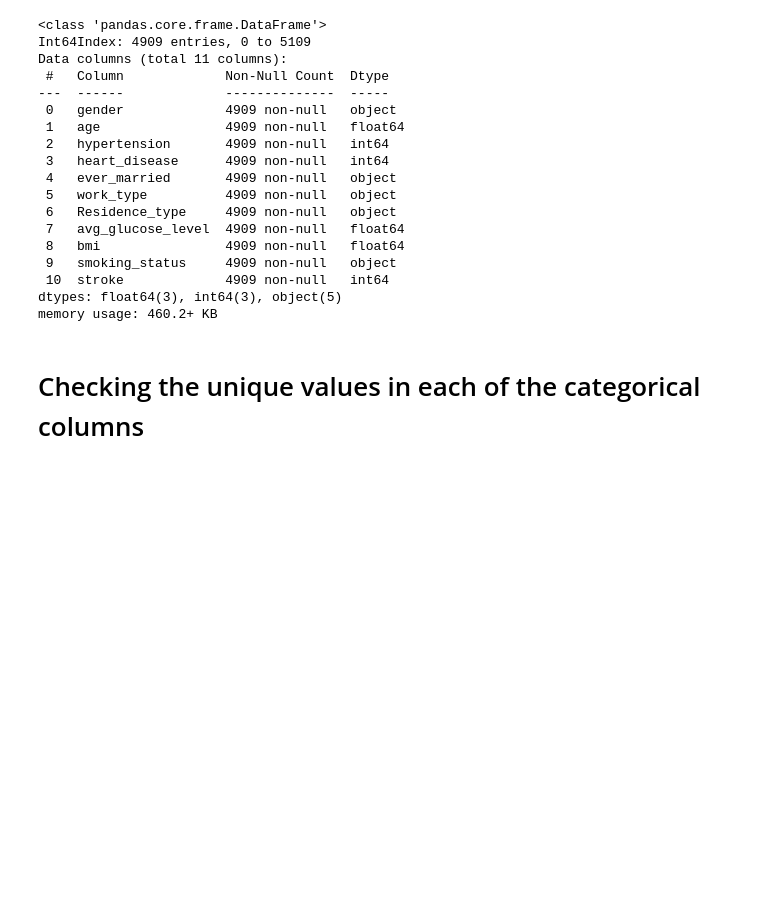
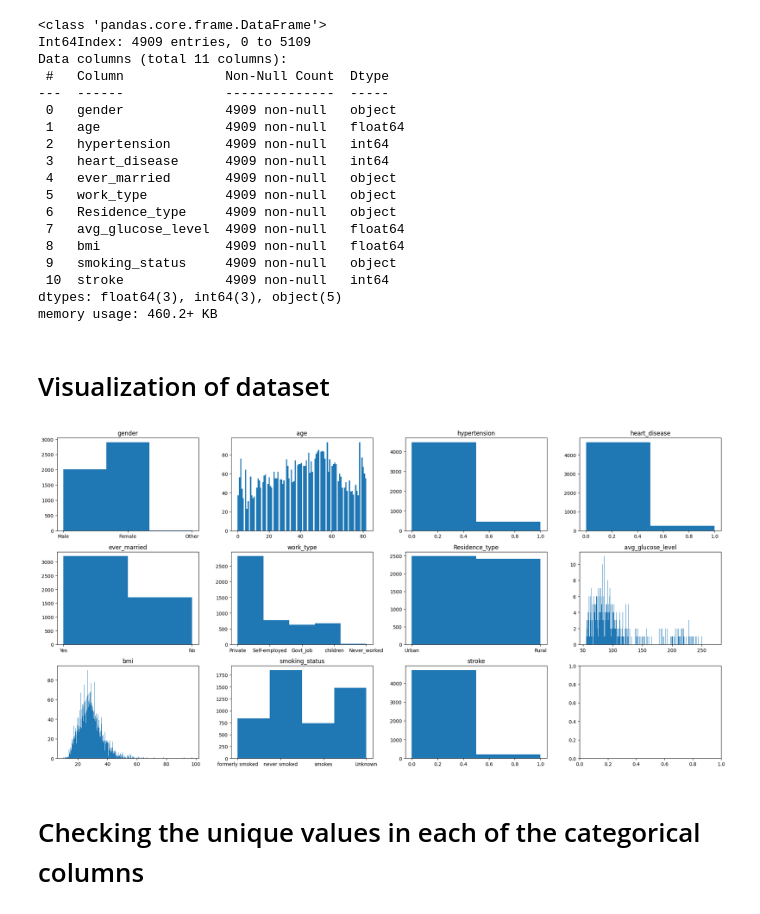
Before and after one commit to SN1004/Stroke_Prediction_Project, a Jupyter notebook: BM5020_PROJECT_Approach_1.ipynb, the cells around one changed output. Cells and saved outputs as stored; diff of their text form; code cells hidden in the pictures; blank space fills up the shorter version.

```diff
--- a/BM5020_PROJECT.ipynb
+++ b/BM5020_PROJECT_Approach_1.ipynb
@@ -159,3 +149,5 @@ Data columns (total 11 columns):
  10  stroke             4909 non-null   int64
 dtypes: float64(3), int64(3), object(5)
 memory usage: 460.2+ KB
+# %% [markdown]
+# Visualization of dataset
@@ -162,3 +167,7 @@ memory usage: 460.2+ KB
+# %%
+plot_hist(original_df, 3, 4, figsize=(20, 10))
+# %% [output]
+[figure, added]
 # %% [markdown]
 # Checking the unique values in each of the categorical columns
 # %%
```
Also changed, not shown: parts of 29 cells of this notebook, 3 other files.
